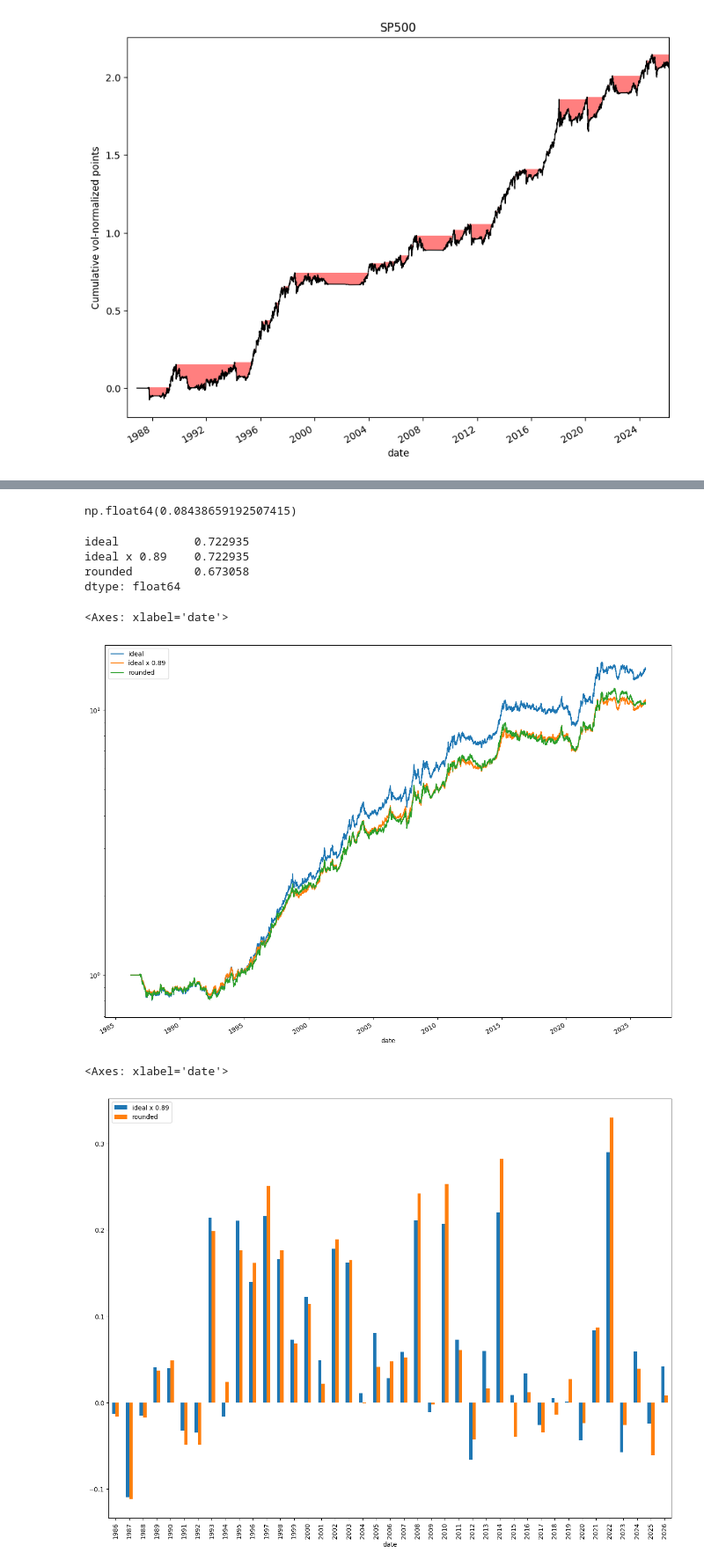
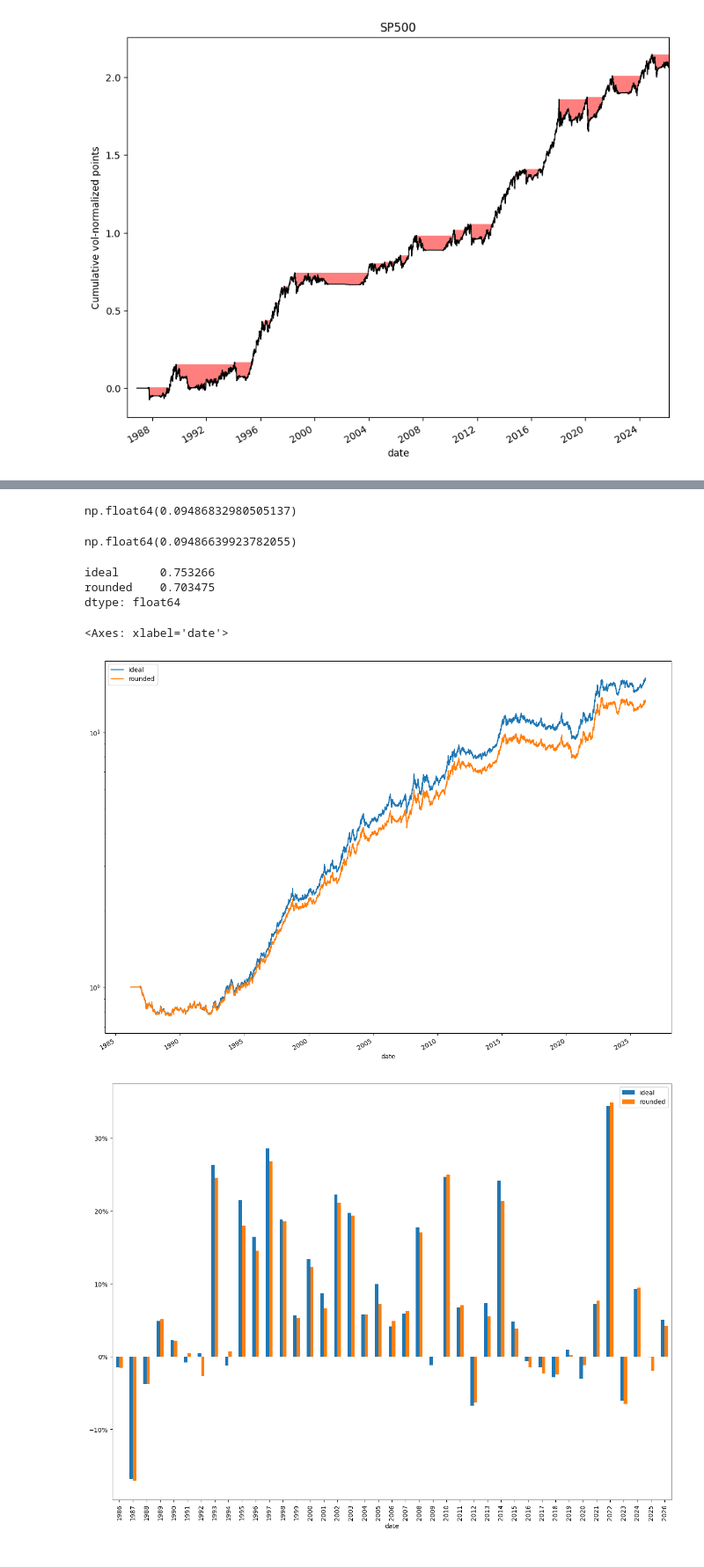
Before and after one commit to chiaolun/trend_following, a Jupyter notebook: analysis.ipynb, the cells around one changed output, grey strips where cells are left out. Shown at 88% size. Saved outputs shown, nothing was run; the diff lists cells and outputs as text; code cells hidden in the pictures.

```diff
--- a/analysis.ipynb
+++ b/analysis.ipynb
@@ -107,6 +108,7 @@ category_map = {
     "INDEXES-U.S.": "equities",
     "INDEXES-EUROPEAN": "equities",
     "INDEXES-ASIAN": "equities",
+    "INDEXES-INTERNATIONAL": "equities",
     "FOREX": "forex",
     "GOVT NOTES": "bonds",
     "GOVT BONDS": "bonds",
@@ -392,7 +414,7 @@ with PdfPages('correlations.pdf') as pdf:
         plt.close("all")
 # %%
 signals = []
-for ndays in [200]:
+for ndays in [250]:
     signals.append(
         front
         .eval("d_close / vol")
@@ -712,3 +745,15 @@ plt.figure(figsize=(12, 7), dpi=100)
-# %%
-balance = 1e6
-actual_positions = contracts_per_dollar.mul(balance).round()
+# %%
+balance = 8e6
+target_vol = pnl.mul(risk)[start_year:].std()
+scale = 1.0
+for _ in range(10):
+    actual_positions = contracts_per_dollar.mul(balance * scale).round()
+    actual_returns = (
+        actual_positions
+        .mul(front.d_close.loc[shortlist.contract])
+        .groupby("date").sum()
+    )
+    actual_vol = actual_returns.div(balance)[start_year:].std()
+    scale *= target_vol / actual_vol
+actual_positions = contracts_per_dollar.mul(balance * scale).round()
+print(f"scale: {scale:.4f}")
@@ -785,27 +831,28 @@ np.float64(0.8895127815413578)
 # %%
-pnl.mul(risk).mul(adjustment).std() * 250**0.5
+pnl.mul(risk)[start_year:].std() * 250**0.5
 # %% [output]
-np.float64(0.08438659192507415)
+np.float64(0.09486832980505137)
+# %%
+actual_returns.div(balance)[start_year:].std() * 250**0.5
+# %% [output]
+np.float64(0.09486639923782055)
 # %%
 sharpe = lambda xs: xs.mean() / xs.std() * 250**0.5
 # %%
 sharpe(
     pd.DataFrame({
         "ideal": pnl.mul(risk),
-        f"ideal x {adjustment:0.2f}": pnl.mul(risk).mul(adjustment),
         "rounded": actual_returns.div(balance),
     })[start_year:]
 )
 # %% [output]
-ideal           0.722935
-ideal x 0.89    0.722935
-rounded         0.673058
+ideal      0.753266
+rounded    0.703475
 dtype: float64
 # %%
 (
     pd.DataFrame({
         "ideal": pnl.mul(risk),
-        f"ideal x {adjustment:0.2f}": pnl.mul(risk).mul(adjustment),
         "rounded": actual_returns.div(balance),
     })[start_year:]
     .add(1)
@@ -814,18 +861,17 @@ dtype: float64
 )
 # %% [output]
 <Axes: xlabel='date'>
-[figure, old version]
+[figure, new version]
 # %%
 (
     pd.DataFrame({
-#         "ideal": pnl.mul(risk),
-        f"ideal x {adjustment:0.2f}": pnl.mul(risk).mul(adjustment),
+        "ideal": pnl.mul(risk),
         "rounded": actual_returns.div(balance),
     })[start_year:]
     .add(1).groupby(pd.Grouper(freq="YE")).prod().sub(1)
     .rename(lambda xs: xs.year)
     .plot.bar(figsize=(16, 12))
 )
+plt.gca().yaxis.set_major_formatter(PercentFormatter(1.0))
 # %% [output]
-<Axes: xlabel='date'>
-[figure, old version]
+[figure, new version]
```
Also changed, not shown: parts of 21 cells of this notebook, 6 other files.
